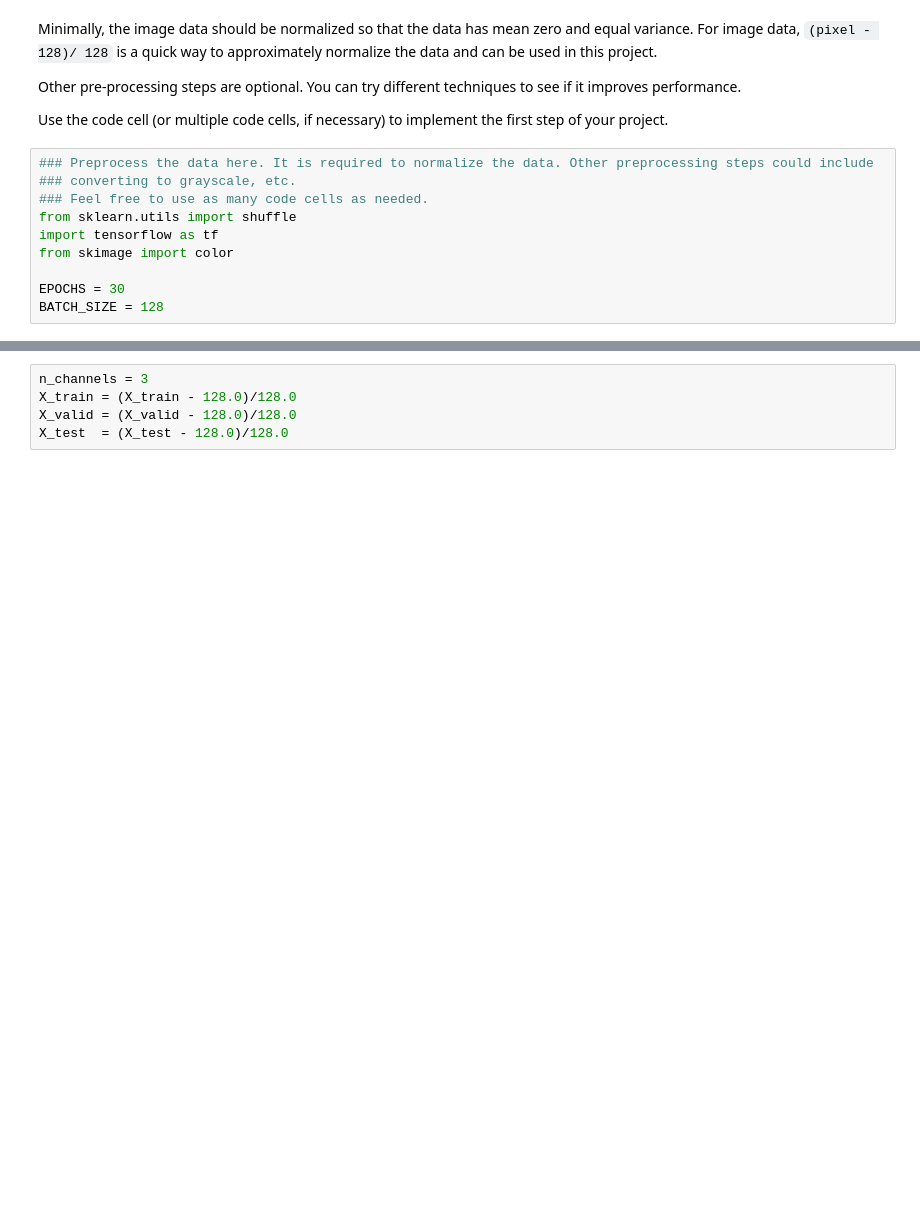
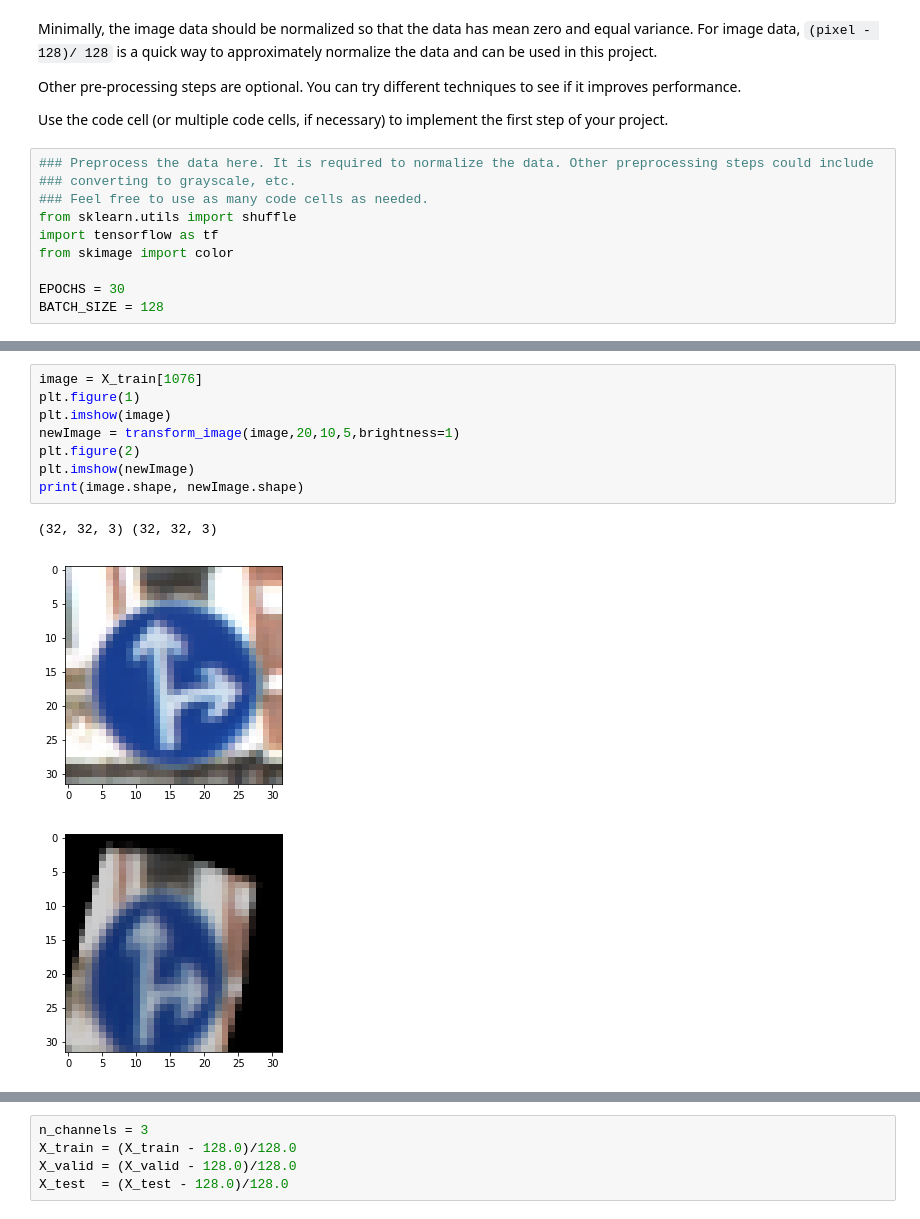
Before and after one commit to maxcorrea/SignClassifier, a Jupyter notebook: ClassifierNewArchitecture.ipynb, the cells around one changed output, grey strips where cells are left out. Cells and saved outputs as stored; diff of their text form; blank space fills up the shorter version.

Commit message:
data augmentation used to increase training data and validation data

```diff
--- a/ClassifierNewArchitecture.ipynb
+++ b/ClassifierNewArchitecture.ipynb
@@ -153,0 +192,12 @@ BATCH_SIZE = 128
+# %%
+image = X_train[1076]
+plt.figure(1)
+plt.imshow(image)
+newImage = transform_image(image,20,10,5,brightness=1)
+plt.figure(2)
+plt.imshow(newImage)
+print(image.shape, newImage.shape)
+# %% [output]
+(32, 32, 3) (32, 32, 3)
+[figure, added]
+[figure, added]
```
Also changed, not shown: parts of 4 cells of this notebook.
